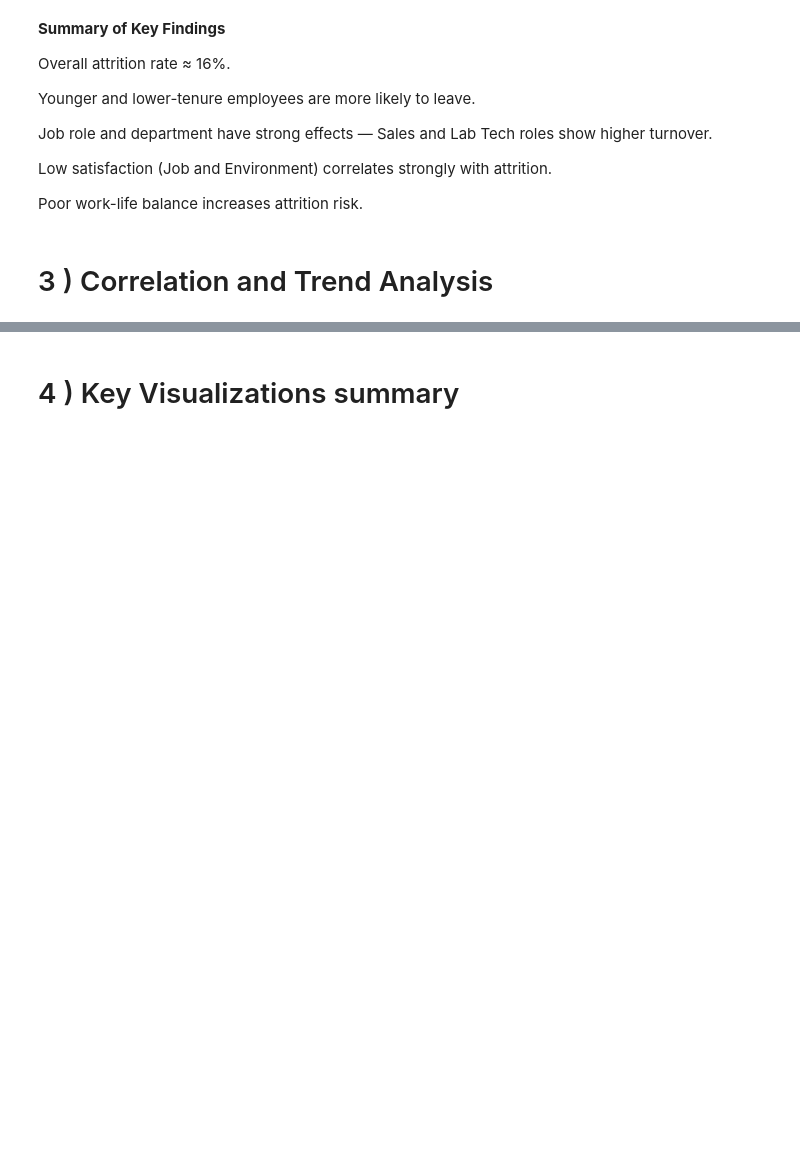
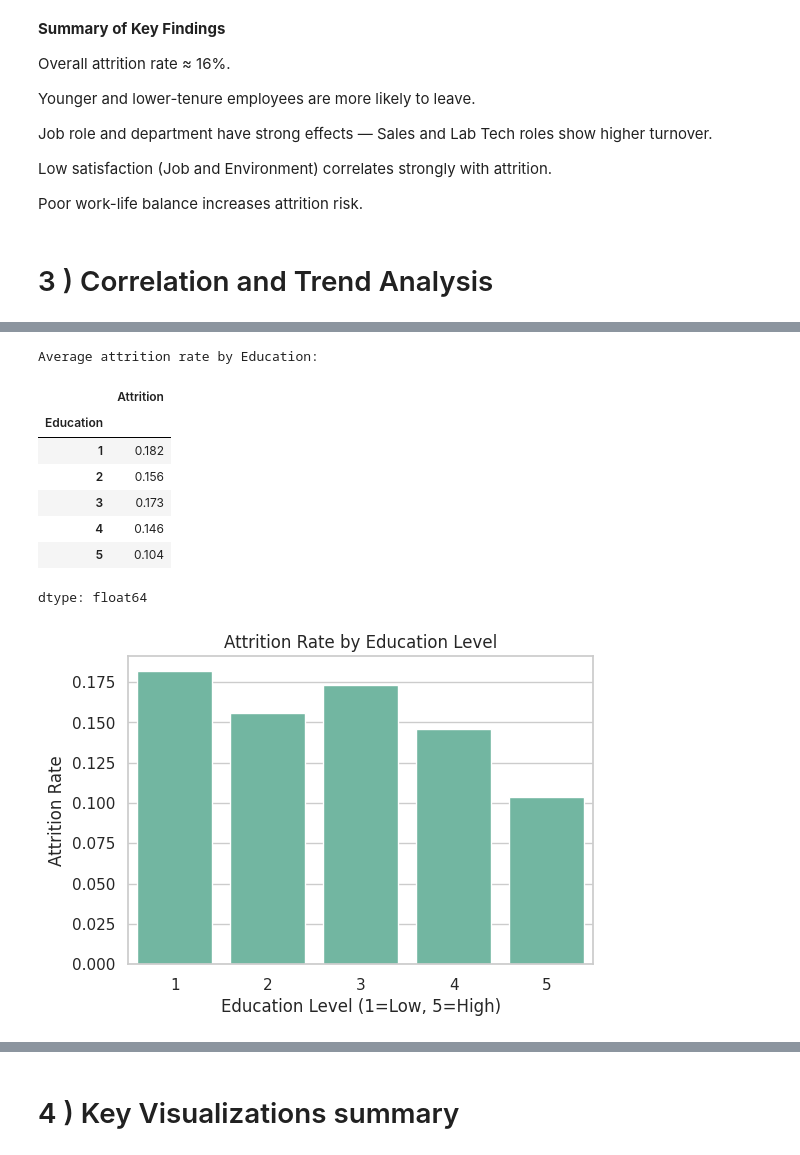
Before and after one commit to y-fares/PSTB-YCDynamics-Hackathon-1, a Jupyter notebook: yc_dynamics_hackathon1_subj3.ipynb, the cells around one changed output, grey strips where cells are left out. Drawn from its saved outputs; the diff is of its cells as text; code cells hidden in the pictures; blank space fills up the shorter version.

```diff
--- a/yc_dynamics_hackathon1_subj3.ipynb
+++ b/yc_dynamics_hackathon1_subj3.ipynb
@@ -394,0 +411,31 @@ Poor work-life balance increases attrition risk.
+# %%
+import pandas as pd
+import matplotlib.pyplot as plt
+import seaborn as sns
+
+sns.set(style="whitegrid", palette="Set2")
+# %%
+df['Attrition'] = df['Attrition'].replace({'Yes': 1, 'No': 0}).astype(int)
+# %%
+# --- Education ---
+edu_attr = df.groupby("Education")["Attrition"].mean().round(3)
+print("Average attrition rate by Education:")
+display(edu_attr)
+
+plt.figure(figsize=(6,4))
+sns.barplot(x=edu_attr.index, y=edu_attr.values)
+plt.title("Attrition Rate by Education Level")
+plt.xlabel("Education Level (1=Low, 5=High)")
+plt.ylabel("Attrition Rate")
+plt.show()
+# %% [output]
+Average attrition rate by Education:
+|  | Attrition |
+| Education |  |
+| 1 | 0.182 |
+| 2 | 0.156 |
+| 3 | 0.173 |
+| 4 | 0.146 |
+| 5 | 0.104 |
+dtype: float64
+[figure, added]
```
Also changed, not shown: parts of 10 cells of this notebook.
